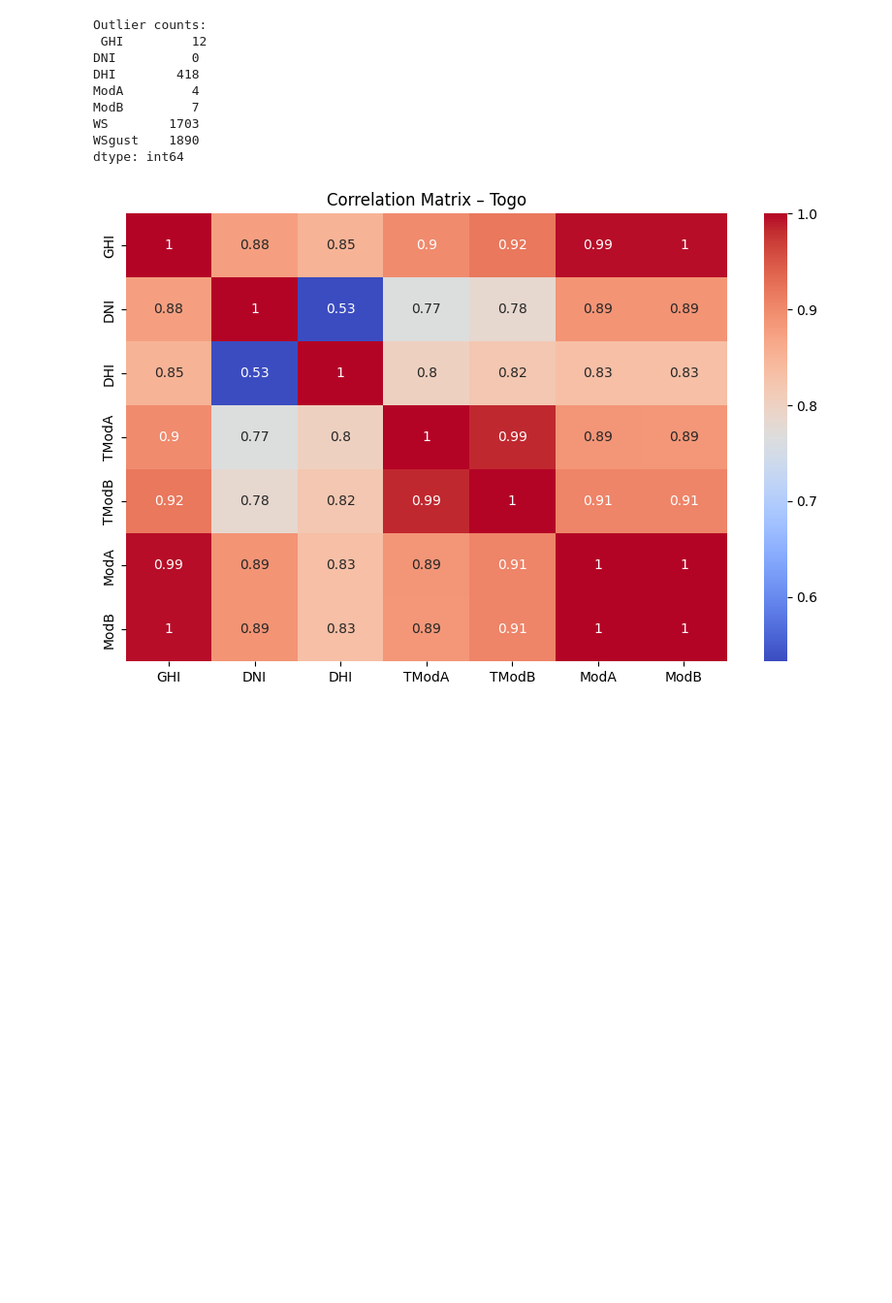
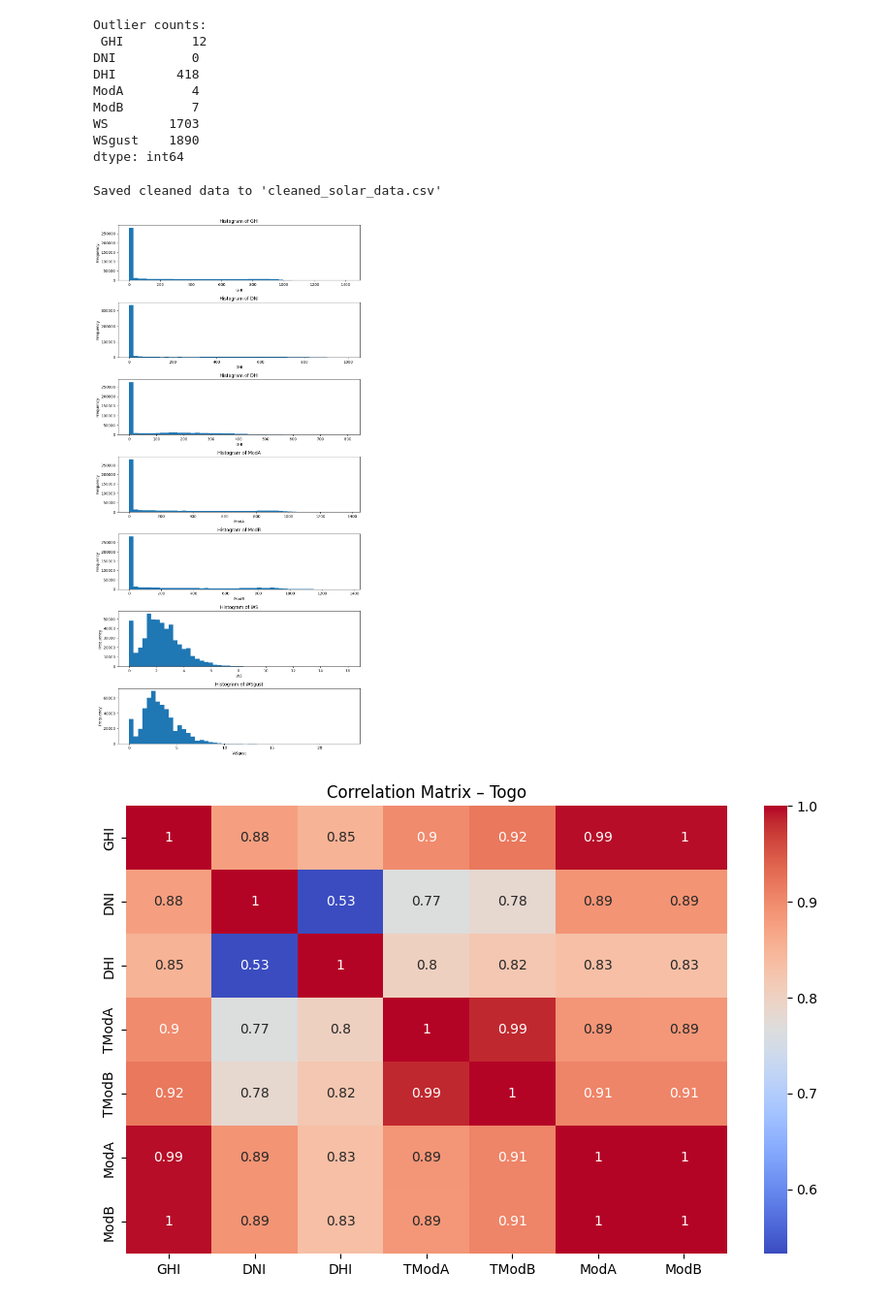
Before and after one commit to nebiyuu/solar-challenge-week-1, a Jupyter notebook: notebook/Togo_eda.ipynb, the cells around one changed output. Shown at 97% size. Cells and saved outputs as stored; diff of their text form; code cells hidden in the pictures; blank space fills up the shorter version.

Commit message:
saved cleaned csv

```diff
--- a/notebook/Togo_eda.ipynb
+++ b/notebook/Togo_eda.ipynb
@@ -81,6 +81,28 @@ ModB         7
 WS        1703
 WSgust    1890
 dtype: int64
+# %%
+# After processing (e.g., outlier replacement)
+df_cleaned = df.copy()  # Optional: work on a copy to preserve original
+
+# Save to CSV
+df_cleaned.to_csv('../data/cleaned_Togo_solar_data.csv', index=False)
+print("Saved cleaned data to 'cleaned_solar_data.csv'")
+# %% [output]
+Saved cleaned data to 'cleaned_solar_data.csv'
+# %%
+fig, axes = plt.subplots(nrows=len(cols), figsize=(10, 20))  # Adjust size as needed
+
+# Plot histograms for each column
+for ax, col in zip(axes, cols):
+    df[col].plot.hist(ax=ax, bins=50, title=f'Histogram of {col}')
+    ax.set_xlabel(col)
+    ax.set_ylabel('Frequency')
+
+plt.tight_layout()  # Prevent overlapping labels
+plt.show()
+# %% [output]
+[figure, added]
 # %%
 plt.figure(figsize=(10, 6))
 sns.heatmap(df[['GHI', 'DNI', 'DHI', 'TModA', 'TModB', 'ModA', 'ModB']].corr(), annot=True, cmap='coolwarm')
```
Also changed, not shown: parts of 2 cells of this notebook.
